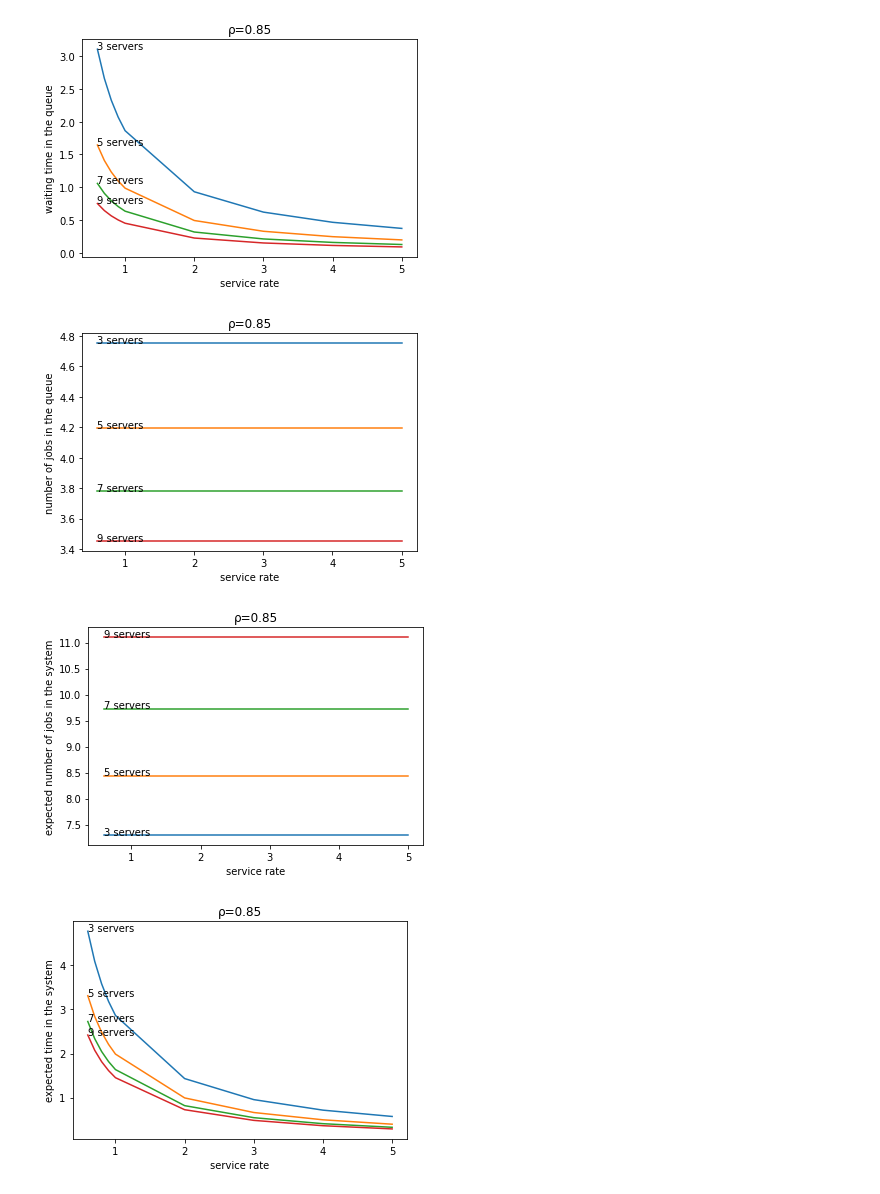
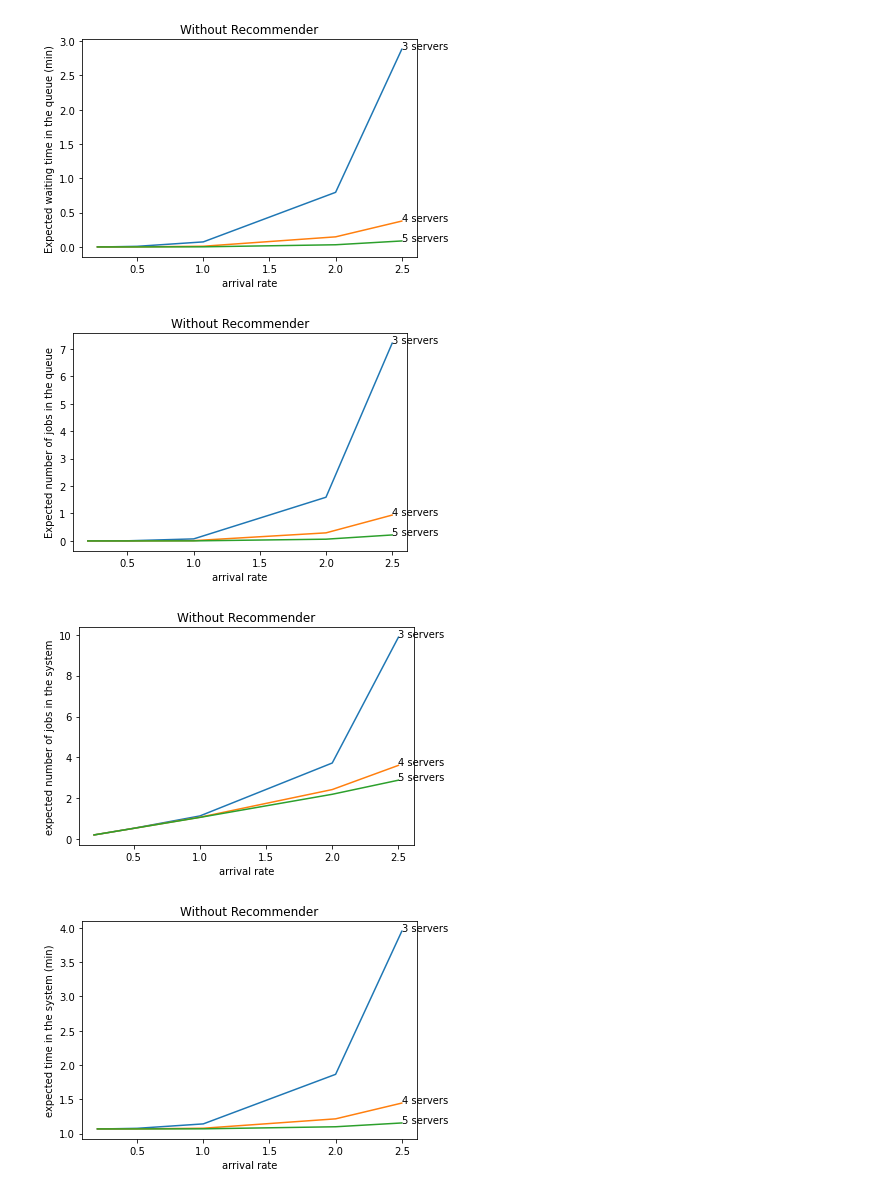
Before and after one commit to ikdekker/qpecs-project, a Jupyter notebook: queue.ipynb, the cells around one changed output. Saved outputs shown, nothing was run; the diff lists cells and outputs as text; code cells hidden in the pictures.

Commit message:
Add the queue and t-test code

```diff
--- a/queue.ipynb
+++ b/queue.ipynb
@@ -16,11 +29,18 @@ import math
 # %%
-def calculate_queue(k:int, mu:float, rho:float):
-    lam = k*mu*rho
+def calculate_queue(k:int, lam:float, mu:float):
+#     lam = k*mu*rho
+
+    rho=lam/(k*mu)
+    if (rho == 1):
+        return -1,-1,-1,-1
 
     sum_pi0 = 0
     for n in range(0, k-1):
         sum_pi0 += ((k*rho)**n)/math.factorial(n)
     sum_pi0 += ((k*rho)**k)/(math.factorial(k) * (1 - rho))
+
+    if (sum_pi0 == 0):
+        return -1,-1,-1,-1
 
     pi0 = 1/sum_pi0
     EN_Q = (rho*((k*rho)**k)*pi0)/(math.factorial(k)*(1-rho)**2)
@@ -34,16 +54,17 @@ def plot_queue(X, Y, title, xlabel, ylabel):
     start = 2
     if (len(X) < start):
         start = len(X)
-    for i in range(start, len(X), 2):
+    for i in range(start, len(X)):
         plt.plot(X[i], Y[i])
-        plt.text(X[i][-1], Y[i][-1], '{i} servers'.format(i=i+1))
+        plt.text(X[i][0], Y[i][0], '{i} servers'.format(i=i+1))
 
     plt.title(title)
     plt.ylabel(ylabel)
     plt.xlabel(xlabel)
+#     plt.gca().invert_xaxis()
     plt.show()
 
-def plot_data(mus, servers, rho):
+def plot_data(lams, servers, rho, title):
     list_ETQ_X = []
     list_ETQ_Y = []
 
@@ -65,8 +86,10 @@ def plot_data(mus, servers, rho):
         tmp_list_EN_Y = []
         tmp_list_ET_X = []
         tmp_list_ET_Y = []
-        for m in mus:
+        for m in lams:
             EN_Q, ET_Q, EN, ET = calculate_queue(s, m, rho)
+            if (EN_Q == -1 or ET_Q == -1 or EN == -1 or ET == -1):
+                continue
             if (EN_Q > 0):
                 tmp_list_ENQ_X.append(m)
                 tmp_list_ENQ_Y.append(EN_Q)
@@ -96,18 +119,19 @@ def plot_data(mus, servers, rho):
             list_ET_X.append(tmp_list_ET_X)
             list_ET_Y.append(tmp_list_ET_Y)
 
-    plot_queue(list_ETQ_X, list_ETQ_Y, "ρ="+str(rho), "service rate", "waiting time in the queue")
-    plot_queue(list_ENQ_X, list_ENQ_Y, "ρ="+str(rho), "service rate", "number of jobs in the queue")
-    plot_queue(list_EN_X, list_EN_Y, "ρ="+str(rho), "service rate", "expected number of jobs in the system")
-    plot_queue(list_ET_X, list_ET_Y, "ρ="+str(rho), "service rate", "expected time in the system")
+    plot_queue(list_ETQ_X, list_ETQ_Y, title, "arrival rate", "Expected waiting time in the queue (min)")
+    plot_queue(list_ENQ_X, list_ENQ_Y, title, "arrival rate", "Expected number of jobs in the queue")
+    plot_queue(list_EN_X, list_EN_Y, title, "arrival rate", "expected number of jobs in the system")
+    plot_queue(list_ET_X, list_ET_Y, title, "arrival rate", "expected time in the system (min)")
 # %%
-mus = [5, 4, 3, 2, 1, 0.9, 0.8, 0.7, 0.6]
-servers = list(range(1, 10))
+#mus = [5, 4, 3, 2, 1, 0.9, 0.8, 0.7, 0.6]
+lams = [2.5, 2, 1, 0.5, 0.3, 0.2]
+servers = list(range(1, 6))
 
-plot_data(mus, servers, 0.85)
-# plot_data(mus, servers, 0.65)
+plot_data(lams, servers, 0.9360, "Without Recommender")
+plot_data(lams, servers, 0.99, "With Recommender")
 # %% [output]
-[figure, old version]
+[figure, new version]
-[figure, old version]
+[figure, new version]
-[figure, old version]
+[figure, new version]
-[figure, old version]
+[figure, new version]
```
Also changed, not shown: parts of 2 cells of this notebook, 1 other file.
